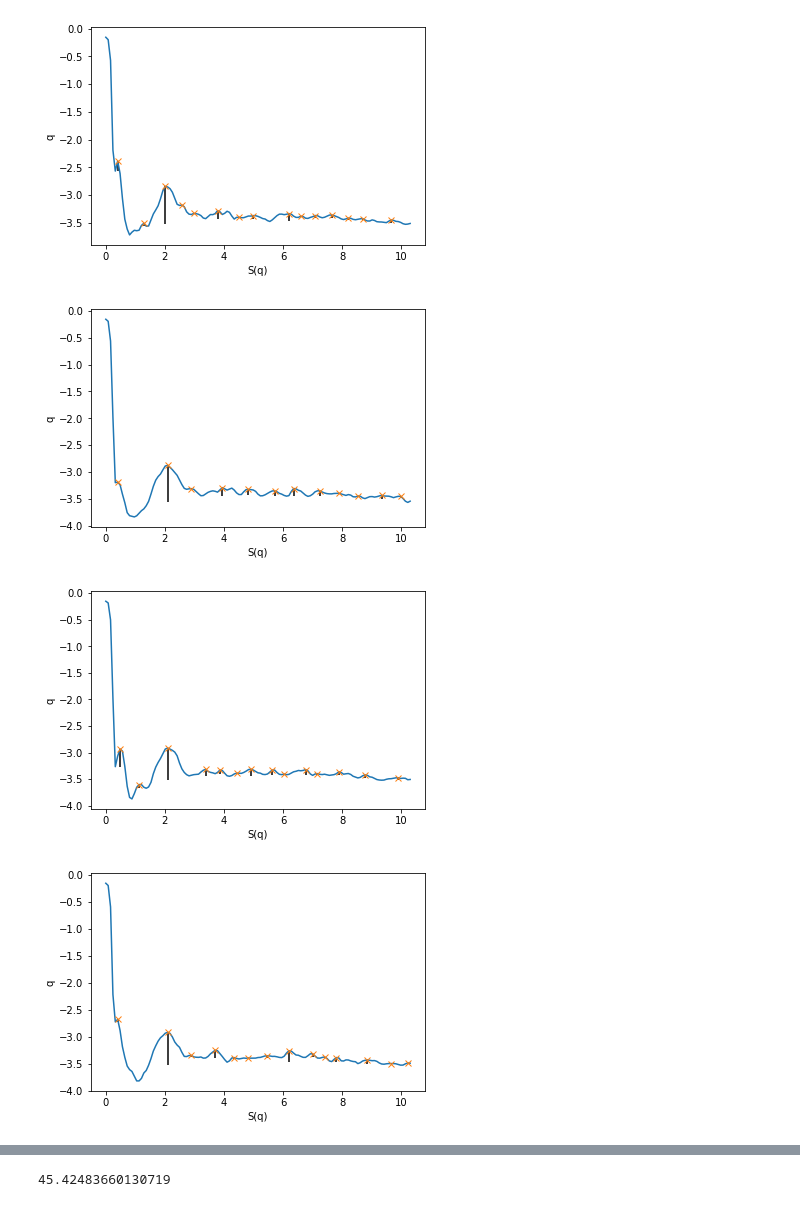
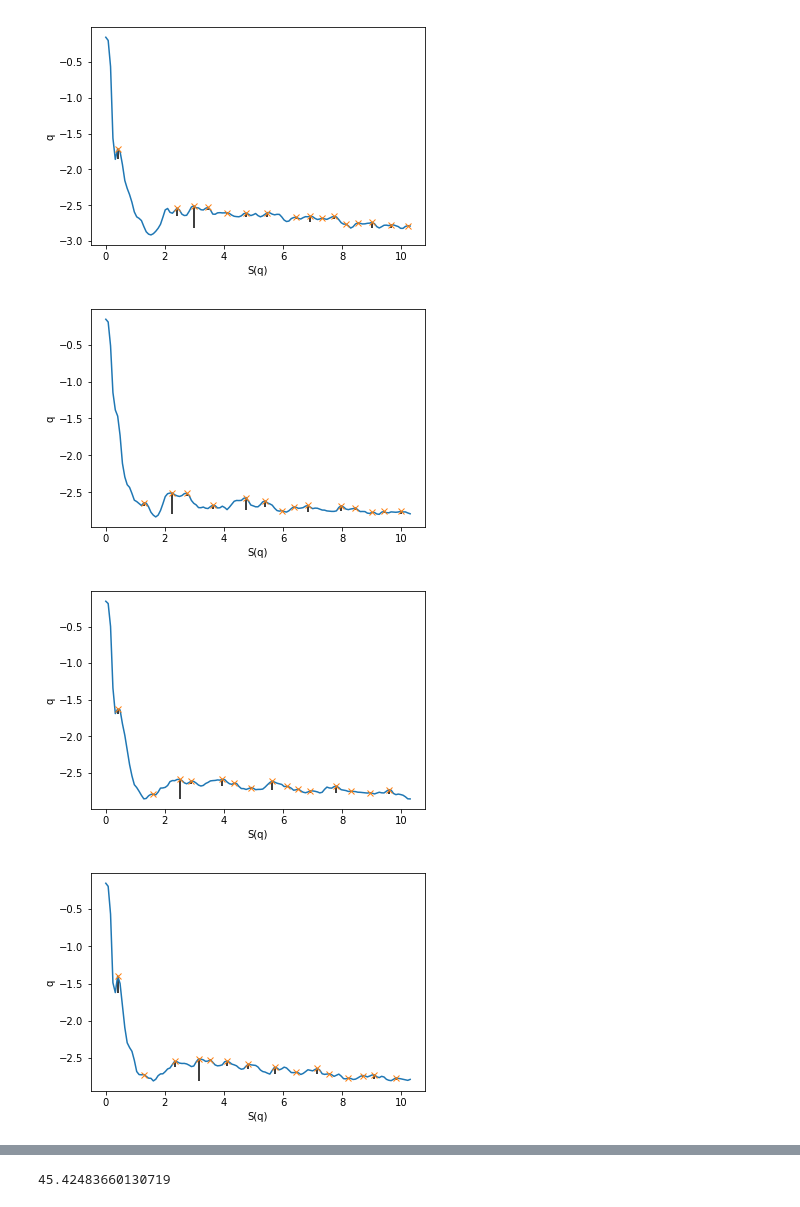
Before and after one commit to nealeellyson/MSE608, a Jupyter notebook: Structure Factor-checkpoint.ipynb, the cells around one changed output, grey strips where cells are left out. Saved outputs shown, nothing was run; the diff lists cells and outputs as text; code cells hidden in the pictures.

```diff
--- a/Structure Factor-checkpoint.ipynb
+++ b/Structure Factor-checkpoint.ipynb
@@ -4,10 +4,10 @@ import matplotlib.pyplot as plt
 import pandas as pd
 from scipy.signal import find_peaks, peak_prominences
 # %%
-N = 10
-fA = 0.5
+aAB = 40
+fA = 0.1
 for x in range(13):
-    filename = 'size'+str(N)+'frac'+str(fA)+'/sq00'+str(x).zfill(2)+'.txt'
+    filename = 'rep'+str(aAB)+'frac'+str(fA)+'/sq00'+str(x).zfill(2)+'.txt'
     data = numpy.loadtxt(filename)
     SQ = pd.DataFrame(data=data,columns=['q','Sq'])
     peaks, _ = find_peaks(SQ.Sq,distance=5)
@@ -24,4 +24,4 @@ for x in range(13):
-[figure, old version]
+[figure, new version]
-[figure, old version]
+[figure, new version]
-[figure, old version]
+[figure, new version]
-[figure, old version]
+[figure, new version]
```
Also changed, not shown: parts of 1 cell of this notebook, 3 other files.
